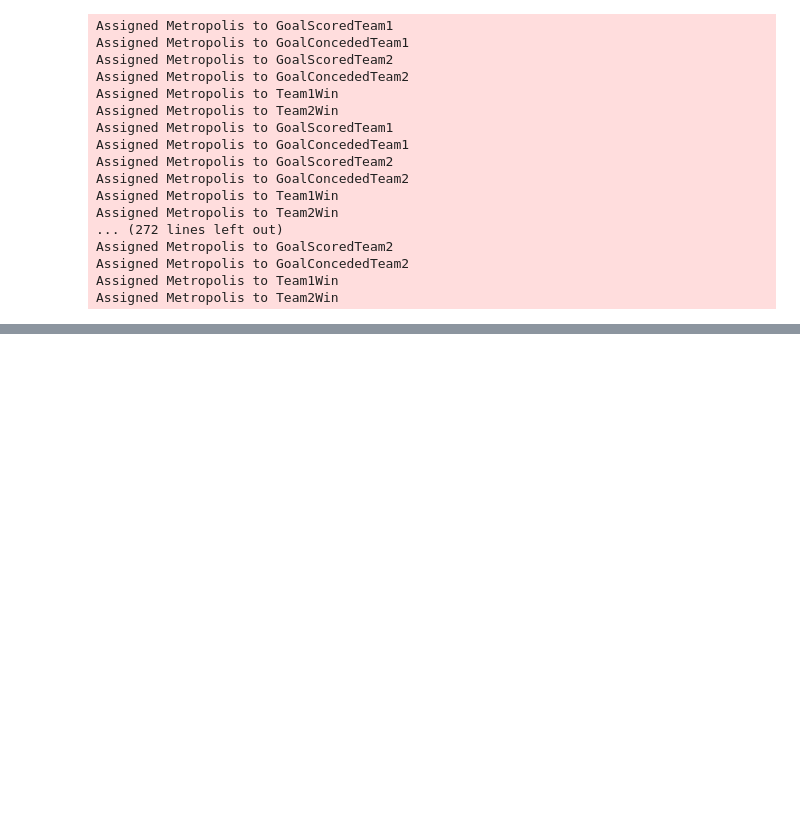
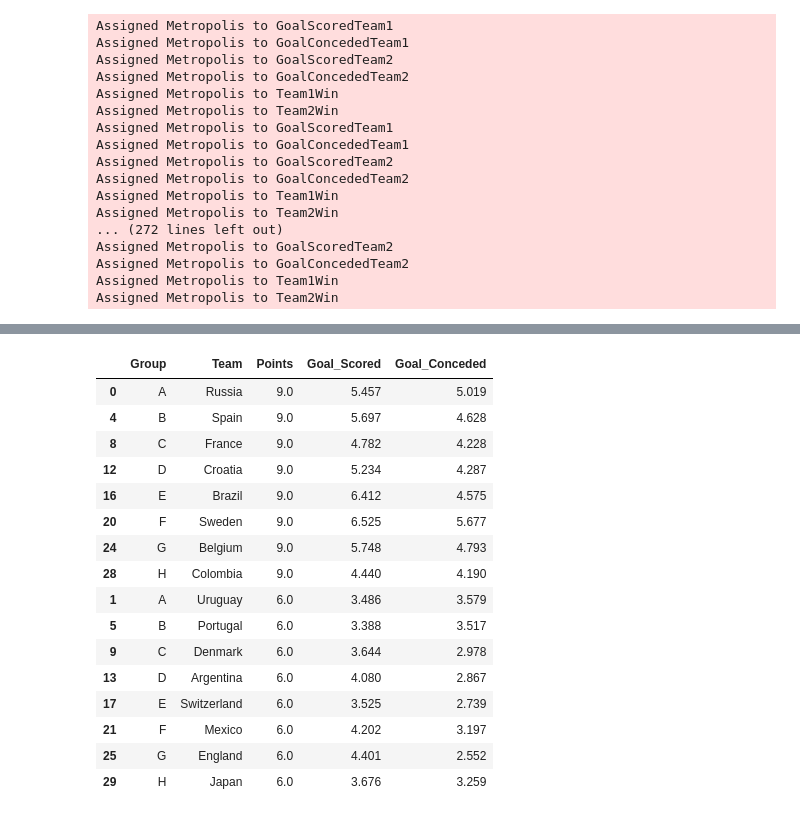
Before and after one commit to sunilsainiK/predict, a Jupyter notebook: Football Testing.ipynb, the cells around one changed output, grey strips where cells are left out. Saved outputs shown, nothing was run; the diff lists cells and outputs as text; code cells hidden in the pictures; blank space fills up the shorter version.

```diff
--- a/Football Testing.ipynb
+++ b/Football Testing.ipynb
@@ -230,16 +231,0 @@ Team1
-# %%
-i=0
-for i in range(0,len(Team1)):
-    if (Team1.HomeWon[i]>Team1.AwayWon[i]):
-        Team1.at[i,'Home_Point']=3
-        Team1.at[i,'Away_Point']=0
-    if(Team1.HomeWon[i]<Team1.AwayWon[i]):
-        Team1.at[i,'Away_Point']=3
-        Team1.at[i,'Home_Point']=0
-    if(Team1.HomeWon[i]==Team1.AwayWon[i]):
-        Team1.at[i,'Away_Point']=1
-        Team1.at[i,'Home_Point']=1
-
-
-
-Team1
@@ -287,0 +317,20 @@ ValueError: At based indexing on an non-integer index can only have non-integer
+# %%
+perQtr = perQtr.nlargest(16,columns=['Points'])
+# %% [output]
+|  | Group | Team | Points | Goal_Scored | Goal_Conceded |
+| 0 | A | Russia | 9.0 | 5.457 | 5.019 |
+| 4 | B | Spain | 9.0 | 5.697 | 4.628 |
+| 8 | C | France | 9.0 | 4.782 | 4.228 |
+| 12 | D | Croatia | 9.0 | 5.234 | 4.287 |
+| 16 | E | Brazil | 9.0 | 6.412 | 4.575 |
+| 20 | F | Sweden | 9.0 | 6.525 | 5.677 |
+| 24 | G | Belgium | 9.0 | 5.748 | 4.793 |
+| 28 | H | Colombia | 9.0 | 4.440 | 4.190 |
+| 1 | A | Uruguay | 6.0 | 3.486 | 3.579 |
+| 5 | B | Portugal | 6.0 | 3.388 | 3.517 |
+| 9 | C | Denmark | 6.0 | 3.644 | 2.978 |
+| 13 | D | Argentina | 6.0 | 4.080 | 2.867 |
+| 17 | E | Switzerland | 6.0 | 3.525 | 2.739 |
+| 21 | F | Mexico | 6.0 | 4.202 | 3.197 |
+| 25 | G | England | 6.0 | 4.401 | 2.552 |
+| 29 | H | Japan | 6.0 | 3.676 | 3.259 |
```
Also changed, not shown: parts of 6 cells of this notebook.
